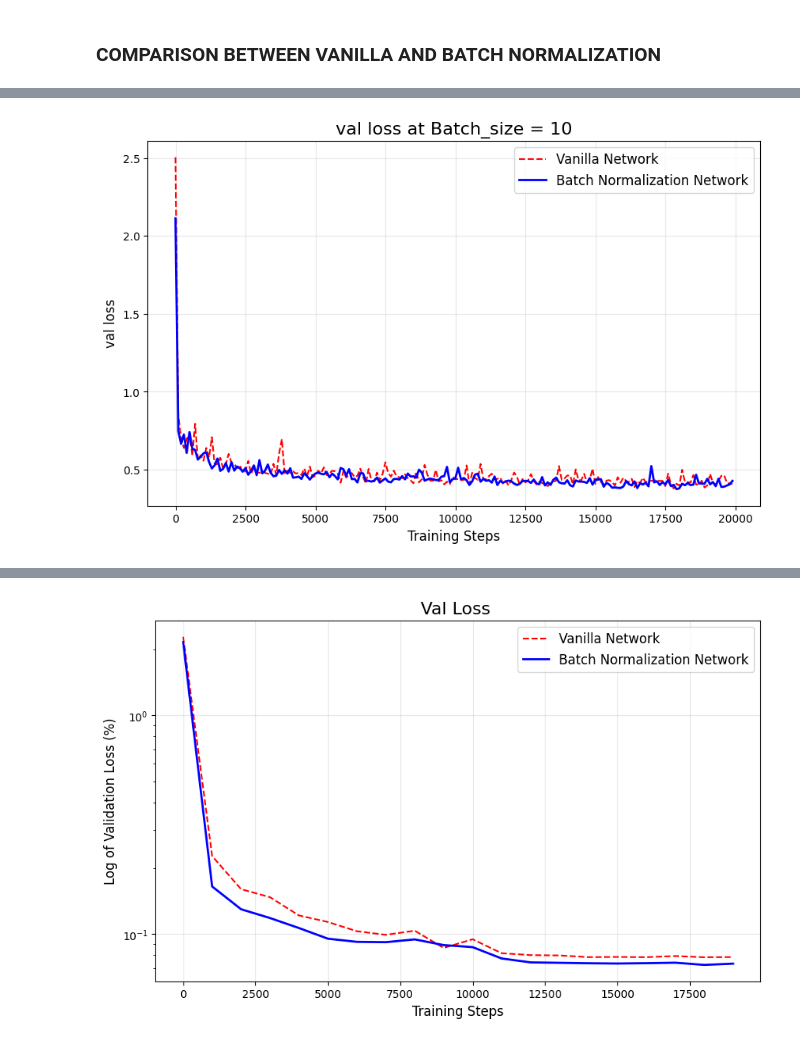
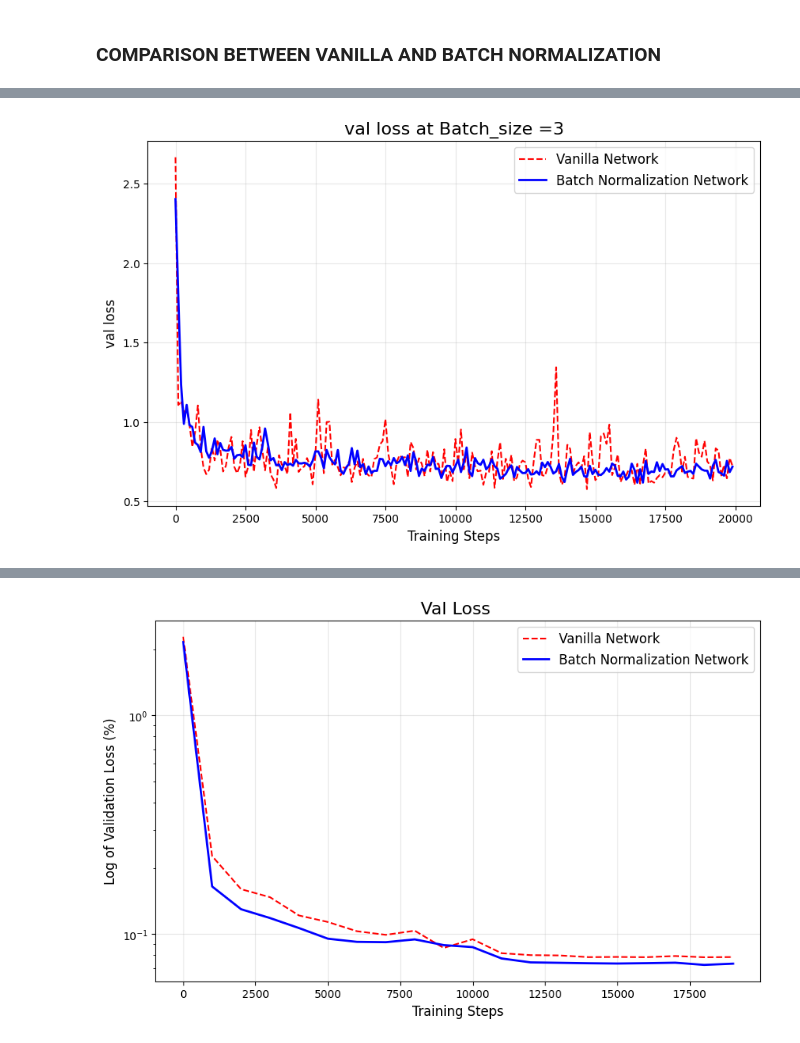
Before and after one commit to Adieltheanalyst/relearning_ml_materials, a Jupyter notebook: testing_batchnormalization.ipynb, the cells around one changed output, grey strips where cells are left out. Saved outputs shown, nothing was run; the diff lists cells and outputs as text; code cells hidden in the pictures.

```diff
--- a/testing_batchnormalization.ipynb
+++ b/testing_batchnormalization.ipynb
@@ -175,14 +175,14 @@ def training_vanilla(lr,batch_size=32,steps=20000,initialization=0.1):
 # %%
 _,normal_vanilla_history,normal_vanilla_accuracy=training_vanilla(lr=0.1)
 # testing the initialization
-_,big_initialization_vanilla_change_history,big_initialization_vanilla_accuracy=training_vanilla(lr=0.1,initialization=2)
-_,small_initialization_vanilla_change_history,small_initialization_vanilla_accuracy=training_vanilla(lr=0.1,initialization=0.01)
+_,big_initialization_vanilla_change_history,big_initialization_vanilla_accuracy=training_vanilla(lr=0.1,initialization=5)
+_,small_initialization_vanilla_change_history,small_initialization_vanilla_accuracy=training_vanilla(lr=0.1,initialization=0.001)
 # testing the breaking of using an different lr
 _,big_lr_vanilla_history,big_lr_vanilla_accuracy=training_vanilla(lr=5)
 _,small_lr_vanilla_history,small_lr_vanilla_accuracy=training_vanilla(lr=0.001)
 # Tiny batch problem
 _,big_batchsize_vanilla_history,big_batchsize_vanilla_accuracy=training_vanilla(lr=0.1,batch_size=100)
-_,small_batchsize_vanilla_history,small_batchsize_vanilla_accuracy=training_vanilla(lr=0.1,batch_size=10)
+_,small_batchsize_vanilla_history,small_batchsize_vanilla_accuracy=training_vanilla(lr=0.1,batch_size=3)
 # %% [markdown]
 ### BATCH NORMALIZATION
 # %%
@@ -394,19 +394,19 @@ small_lr_bn_history,small_lr_bn_accuracy=training_bn(lr=0.001)
 
 # Tiny batch problem
 big_batchsize_bn_history,big_batchsize_bn_accuracy=training_bn(lr=0.1,batch_size=100)
-small_batchsize_bn_history,small_batchsize_bn_accuracy=training_bn(lr=0.1,batch_size=10)
+small_batchsize_bn_history,small_batchsize_bn_accuracy=training_bn(lr=0.1,batch_size=3)
 # %% [markdown]
 ### COMPARISON BETWEEN VANILLA AND BATCH NORMALIZATION
 # %%
-def plot_experiments(steps_vanilla,val_loss_or_acc_van,steps_bn,val_loss_acc_bn,title,ylabel,log=True):
+def plot_experiments(steps_vanilla,val_loss_or_val_acc_vn,steps_bn,val_loss_or_val_acc_bn,title,ylabel,log=True):
     """
     Plots validation loss and validation accuracy for multiple training runs
     they have different parameters but will be listed in the tittle"""
 
     plt.figure(figsize=(10,6))
-    plt.plot(steps_vanilla,val_loss_or_acc_van,label="Vanilla Network",color="red", linestyle="--")
+    plt.plot(steps_vanilla,val_loss_or_val_acc_vn,label="Vanilla Network",color="red", linestyle="--")
 
-    plt.plot(steps_bn,val_loss_acc_bn,label="Batch Normalization Network", color="blue", linewidth=2)
+    plt.plot(steps_bn,val_loss_or_val_acc_bn,label="Batch Normalization Network", color="blue", linewidth=2)
     if log == True:
         plt.yscale('log')
     else:
@@ -488,9 +498,9 @@ plot_experiments(steps_vanilla=small_batchsize_vanilla_history["steps"]
 # %%
 plot_experiments(steps_vanilla=small_batchsize_vanilla_history["steps"]
-                 ,val_loss_or_acc_van=small_batchsize_vanilla_history["val_loss"],
+                 ,val_loss_or_val_acc_vn=small_batchsize_vanilla_history["val_loss"],
                  steps_bn=small_batchsize_bn_history["steps"],
-                 val_loss_acc_bn=small_batchsize_bn_history["val_loss"],
-                 title=" val loss at Batch_size = 10 ",
+                 val_loss_or_val_acc_bn=small_batchsize_bn_history["val_loss"],
+                 title=" val loss at Batch_size =3 ",
                  ylabel="val loss",log=False)
 # %% [output]
-[figure, old version]
+[figure, new version]
```
Also changed, not shown: parts of 14 cells of this notebook.
